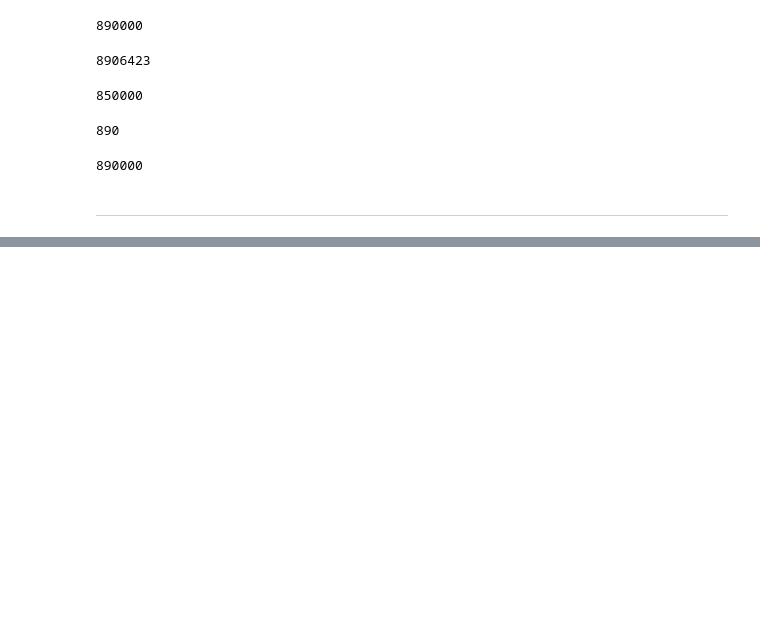
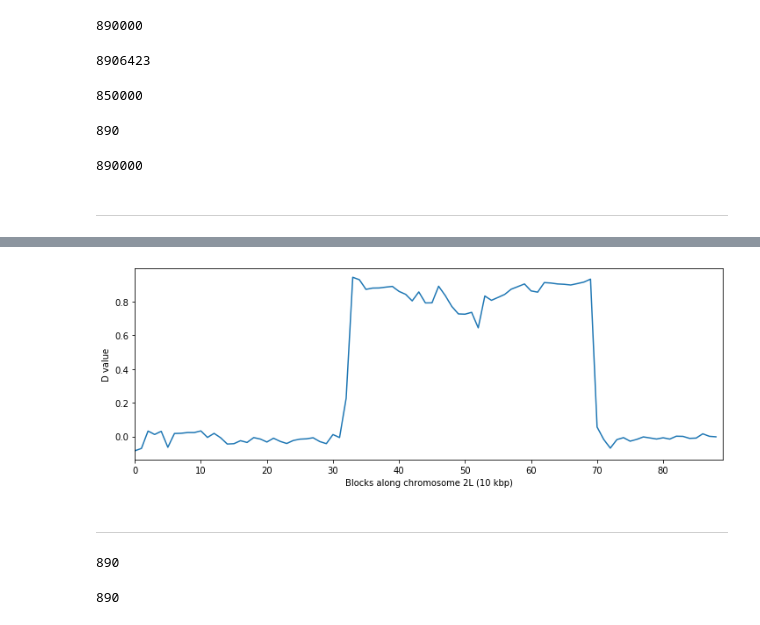
Before and after one commit to randomxsk8/notebooks, a Jupyter notebook: 08212019_ABBABABA_try.ipynb, the cells around one changed output, grey strips where cells are left out. Saved outputs shown, nothing was run; the diff lists cells and outputs as text; code cells hidden in the pictures; blank space fills up the shorter version.

```diff
--- a/08212019_ABBABABA_try.ipynb
+++ b/08212019_ABBABABA_try.ipynb
@@ -305,0 +380,18 @@ ValueError: 'CIcol' is not in list
+# %%
+grp = pop_subset.groupby("population")
+# %%
+grp_indices = grp.indices
+# %%
+ac_subpops = geno_subset.count_alleles_subpops(grp_indices)
+# %%
+abba_2L_bj10kb = allel.average_patterson_d(ac_subpops['BFcol'], ac_subpops['GNcol'], ac_subpops['BFgam'], ac_subpops['AOcol'], 100000)
+# %%
+fig, ax = pyplot.subplots(figsize=(12, 4))
+ax.plot(abba_2L_bj10kb[3])
+ax.set_xlim(0, 89)
+ax.set_xlabel('Blocks along chromosome 2L (10 kbp)')
+ax.set_ylabel('D value');
+# %% [output]
+[figure, added]
+# %% [markdown]
+----------------------------------
@@ -305,0 +403,4 @@ ValueError: 'CIcol' is not in list
+# %%
+len(x)
+# %% [output]
+890
@@ -305,0 +409,4 @@ ValueError: 'CIcol' is not in list
+# %%
+len(y1[3])
+# %% [output]
+890
```
Also changed, not shown: parts of 17 cells of this notebook.
